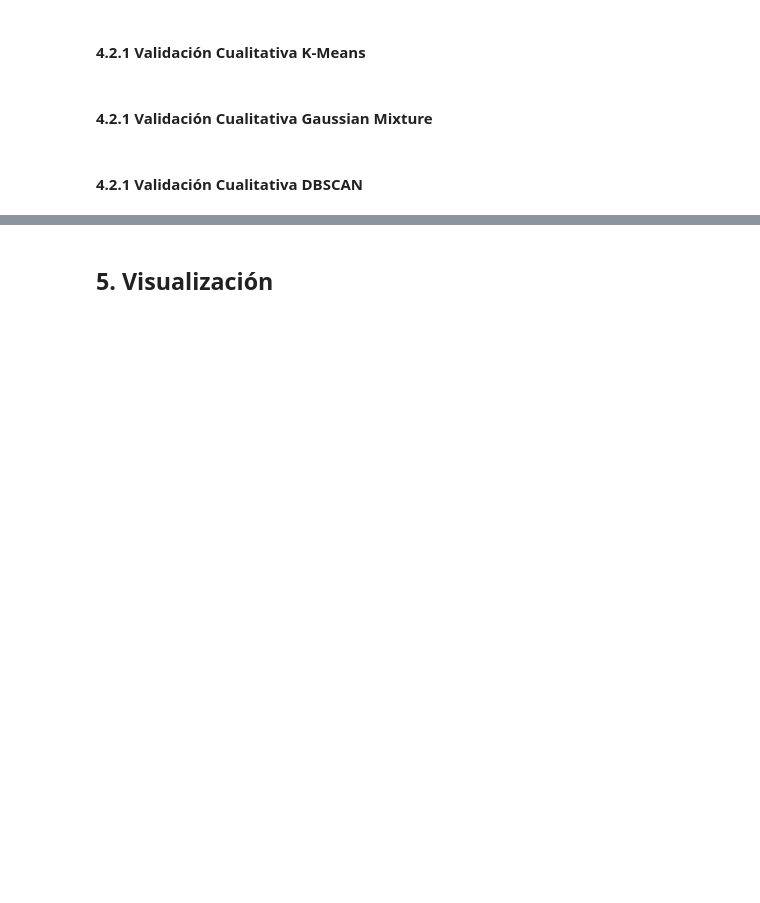
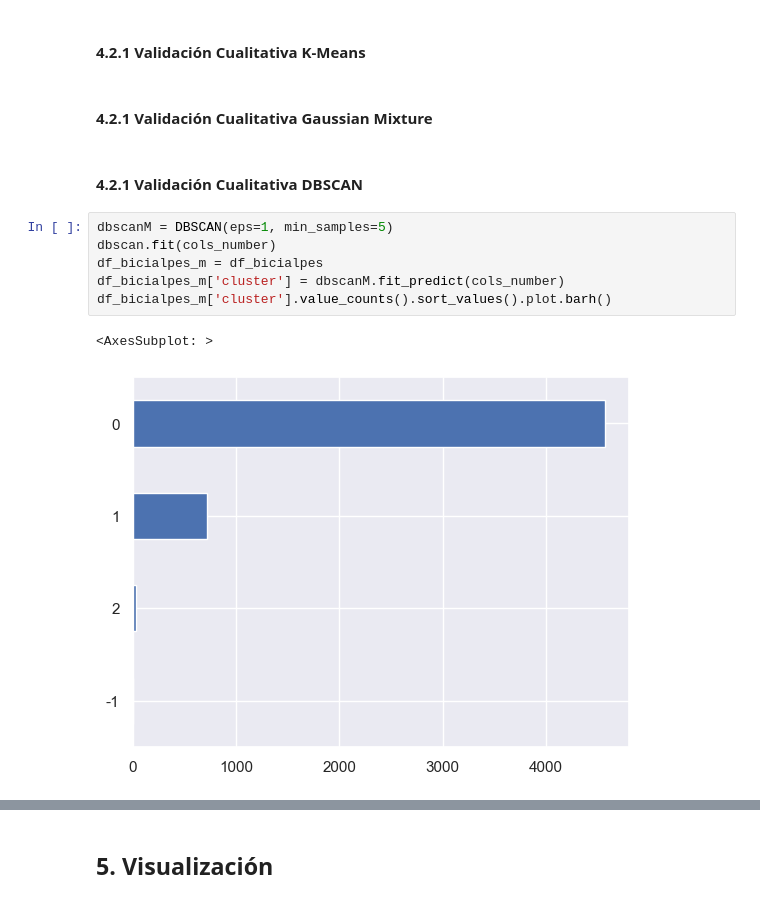
Before and after one commit to jjosorioc/ISIS3301-lab01-clustering, a Jupyter notebook: lab1.ipynb, the cells around one changed output, grey strips where cells are left out. Drawn from its saved outputs; the diff is of its cells as text; blank space fills up the shorter version.

Commit message:
Validacion Cualitativa DBSCAN

```diff
--- a/lab1.ipynb
+++ b/lab1.ipynb
@@ -799,3 +799,12 @@ plot_silhouette(data = df_bicialpes[selected_cols],
 #### 4.2.1 Validación Cualitativa Gaussian Mixture
 # %% [markdown]
 #### 4.2.1 Validación Cualitativa DBSCAN
+# %%
+dbscanM = DBSCAN(eps=1, min_samples=5)
+dbscan.fit(cols_number)
+df_bicialpes_m = df_bicialpes
+df_bicialpes_m['cluster'] = dbscanM.fit_predict(cols_number)
+df_bicialpes_m['cluster'].value_counts().sort_values().plot.barh()
+# %% [output]
+<AxesSubplot: >
+[figure, added]
```
Also changed, not shown: parts of 14 cells of this notebook.
